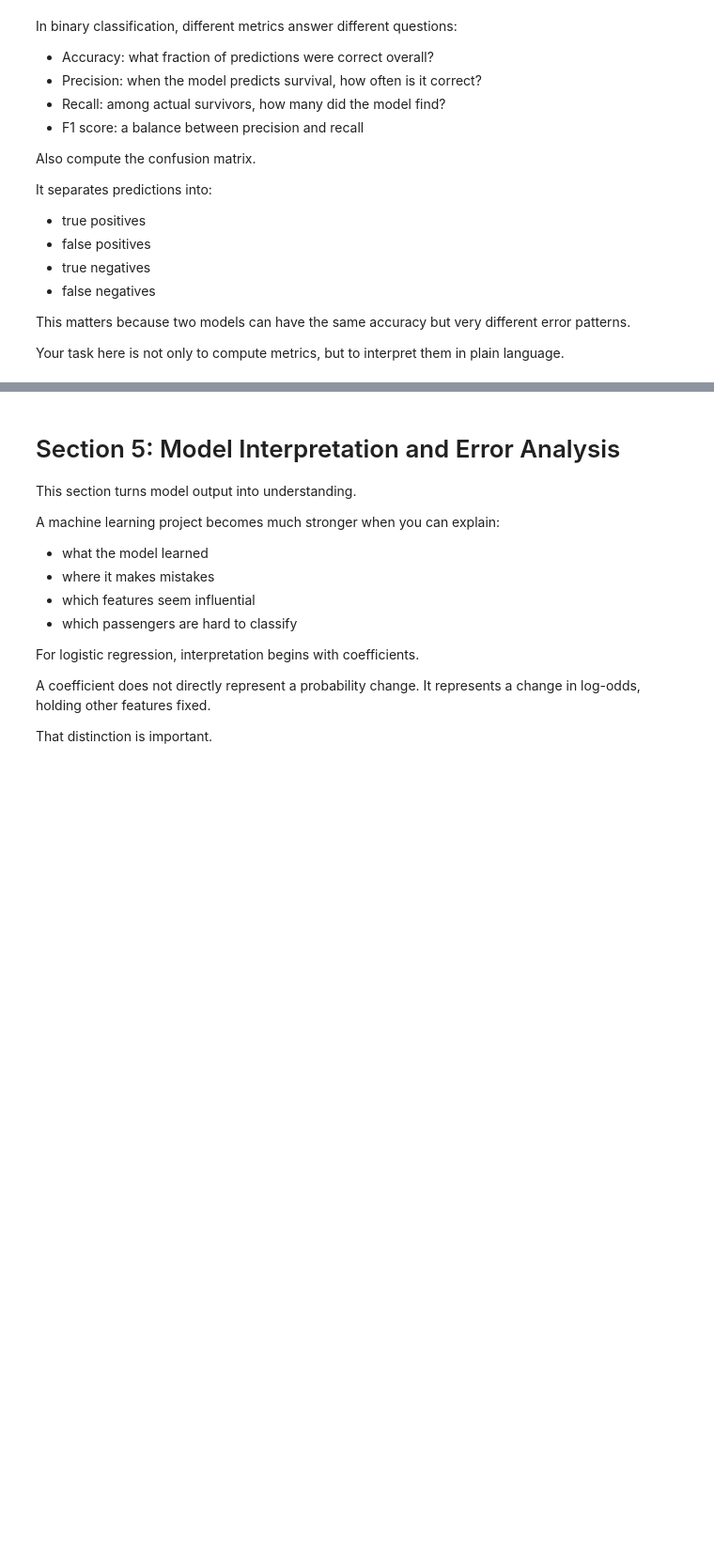
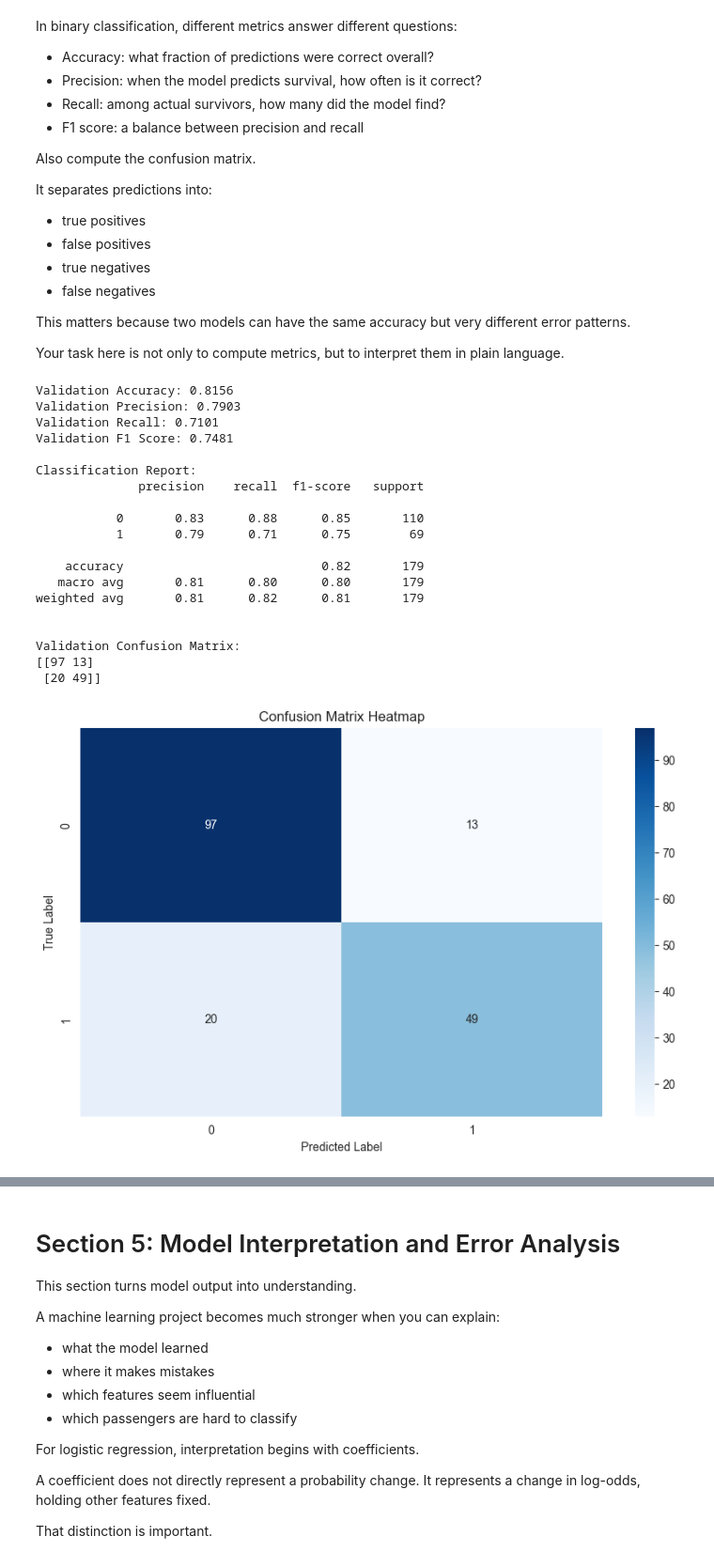
Before and after one commit to ganeshchandra015/ML-Project-Titanic, a Jupyter notebook: notebooks/data_processing.ipynb, the cells around one changed output, grey strips where cells are left out. Shown at 94% size. Cells and saved outputs as stored; diff of their text form; code cells hidden in the pictures; blank space fills up the shorter version.

```diff
--- a/notebooks/data_processing.ipynb
+++ b/notebooks/data_processing.ipynb
@@ -772,22 +846,34 @@ For now, do not optimize aggressively. The goal is to get a clean baseline that
 
 # Hint 1:
 # Import LogisticRegression from scikit-learn.
+from sklearn.linear_model import LogisticRegression
 
 # Hint 2:
 # Create a baseline model instance with a fixed random_state.
 # If you see convergence warnings, think about increasing max_iter.
+model = LogisticRegression(random_state=42, max_iter=1000)
 
 # Hint 3:
 # Fit the model on X_train_processed and y_train.
+model.fit(X_train_processed, y_train)
 
 # Hint 4:
 # Generate both:
 # - predicted labels on X_valid_processed
 # - predicted probabilities for the positive class
+y_valid_pred = model.predict(X_valid_processed)
+y_valid_proba = model.predict_proba(X_valid_processed)[:, 1]
 
 # Hint 5:
 # Inspect a small sample of predicted probabilities.
 # Ask yourself whether they look like confident or uncertain predictions.
+print("\nSample predicted probabilities for the positive class:")
+print(y_valid_proba[:10])
+print("\nSample predicted labels:")
+print(y_valid_pred[:10])
 
 # Reflection to answer in your own words:
 # What is the difference between a predicted class label and a predicted probability?
+# A predicted class label is a binary outcome (0 or 1) that indicates the model's final decision on whether a passenger survived or not, based on a default threshold (usually 0.5). A predicted probability, on the other hand, is a continuous value between 0 and 1 that represents the model's confidence in the prediction.
+# For example, a predicted probability of 0.8 for the positive class means the model is quite confident that the passenger survived,
+# while a predicted probability of 0.3 indicates more uncertainty and suggests that the passenger likely did not survive.
@@ -818,30 +911,71 @@ Your task here is not only to compute metrics, but to interpret them in plain la
 # %%
 # Step 4.5 code hints
 
 # Hint 1:
 # Import the classification metrics you need from scikit-learn.
+from sklearn.metrics import accuracy_score, precision_score, recall_score, f1_score, confusion_matrix, classification_report
 
 # Hint 2:
 # Evaluate the validation predictions from Step 4.4.
-
+accuracy = accuracy_score(y_valid, y_valid_pred)
+precision = precision_score(y_valid, y_valid_pred)
+recall = recall_score(y_valid, y_valid_pred)
+f1 = f1_score(y_valid, y_valid_pred)
+conf_matrix = confusion_matrix(y_valid, y_valid_pred)
+classification_report_str = classification_report(y_valid, y_valid_pred)
 # Hint 3:
 # Compute at least:
 # - accuracy
 # - precision
 # - recall
 # - F1 score
 # - confusion matrix
 
 # Hint 4:
 # Display the confusion matrix clearly.
 # You may also visualize it as a heatmap if you want.
+print(f"Validation Accuracy: {accuracy:.4f}")
+print(f"Validation Precision: {precision:.4f}")
+print(f"Validation Recall: {recall:.4f}")
+print(f"Validation F1 Score: {f1:.4f}")
+print("\nClassification Report:")
+print(classification_report_str)
+
+print("\nValidation Confusion Matrix:")
+print(conf_matrix)
+sns.heatmap(conf_matrix, annot=True, fmt='d', cmap='Blues')
+plt.title('Confusion Matrix Heatmap')
+plt.xlabel('Predicted Label')
+plt.ylabel('True Label')
+plt.show()
 
 # Hint 5:
 # Write a short markdown interpretation after running the cell.
 # Answer questions like:
 # - Is the model better at identifying survivors or non-survivors?
 # - Which type of error seems more common?
 # - Does accuracy alone hide anything important?
 
 # Reflection to answer in your own words:
 # Why can two models have similar accuracy but different usefulness?
+# %% [output]
+Validation Accuracy: 0.8156
+Validation Precision: 0.7903
+Validation Recall: 0.7101
+Validation F1 Score: 0.7481
+
+Classification Report:
+              precision    recall  f1-score   support
+
+           0       0.83      0.88      0.85       110
+           1       0.79      0.71      0.75        69
+
+    accuracy                           0.82       179
+   macro avg       0.81      0.80      0.80       179
+weighted avg       0.81      0.82      0.81       179
+
+
+Validation Confusion Matrix:
+[[97 13]
+ [20 49]]
+[figure, added]
```
Also changed, not shown: parts of 8 cells of this notebook.
